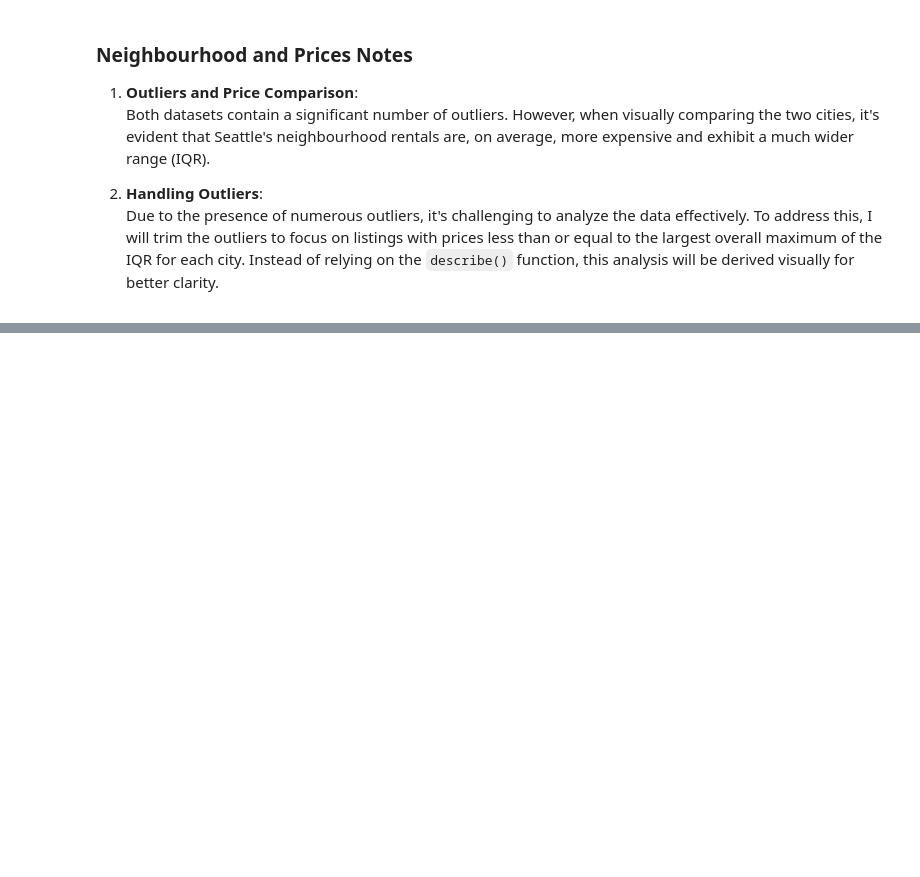
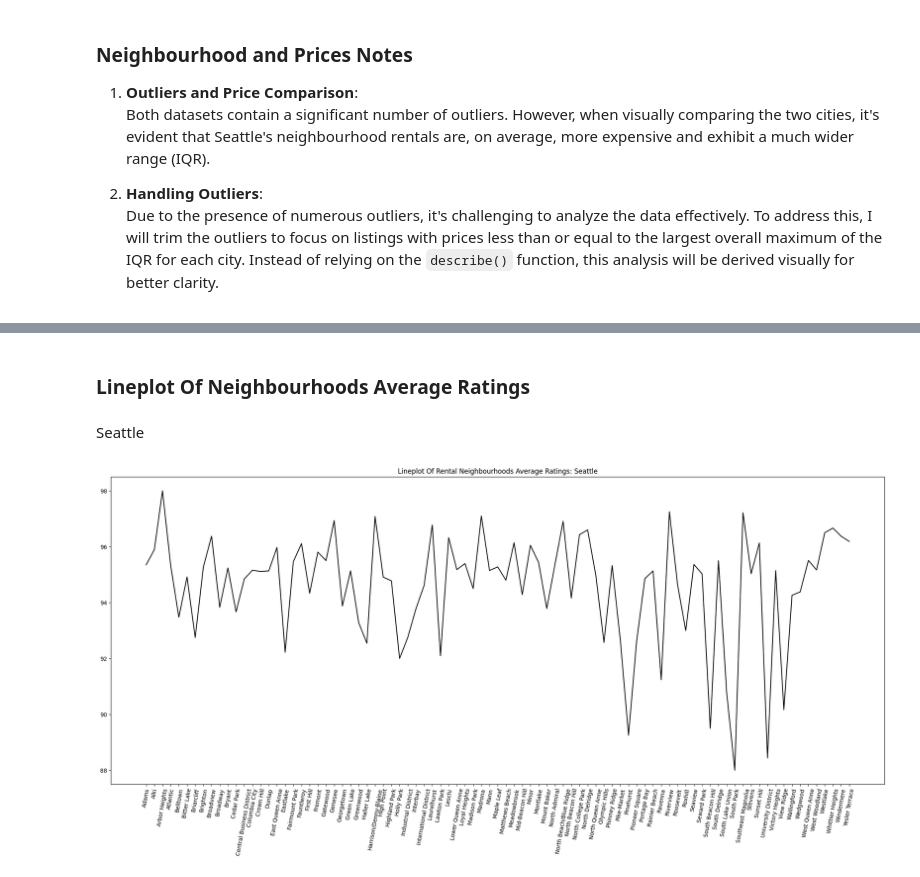
Before and after one commit to annahico/EDAs-Data_Analyst, a Jupyter notebook: Airbnb_Model/airbnb.ipynb, the cells around one changed output, grey strips where cells are left out. Saved outputs shown, nothing was run; the diff lists cells and outputs as text; code cells hidden in the pictures; blank space fills up the shorter version.

```diff
--- a/Airbnb_Model/airbnb.ipynb
+++ b/Airbnb_Model/airbnb.ipynb
@@ -261,0 +301,14 @@ plt.title("Boxplot Distribution of Prices By Seattle Neighbourhood");
+# %% [markdown]
+### Lineplot Of Neighbourhoods Average Ratings
+# %% [markdown]
+Seattle
+# %%
+
+plt.rcParams['figure.figsize'] = [25, 10] #set figure size
+neighbourhood_ratings = seattle_listings.groupby('neighbourhood_cleansed')['review_scores_rating'].mean()
+plt.plot(neighbourhood_ratings, color = "black")
+plt.xticks(rotation = 80)
+plt.title('Lineplot Of Rental Neighbourhoods Average Ratings: Seattle')
+plt.savefig('Lineplot Of Rental Neighbourhoods Average Ratings: Seattle.png');
+# %% [output]
+[figure, added]
```
Also changed, not shown: parts of 22 cells of this notebook, 3 other files.
